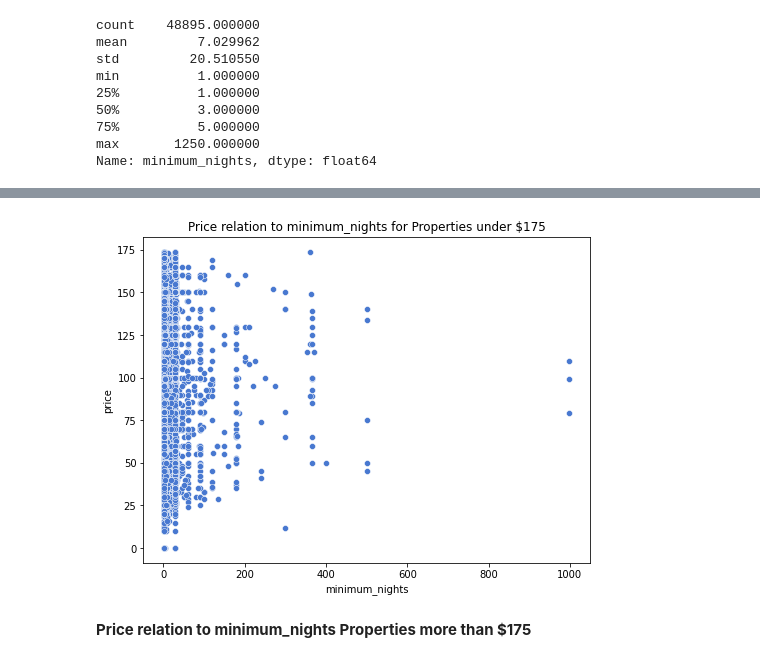
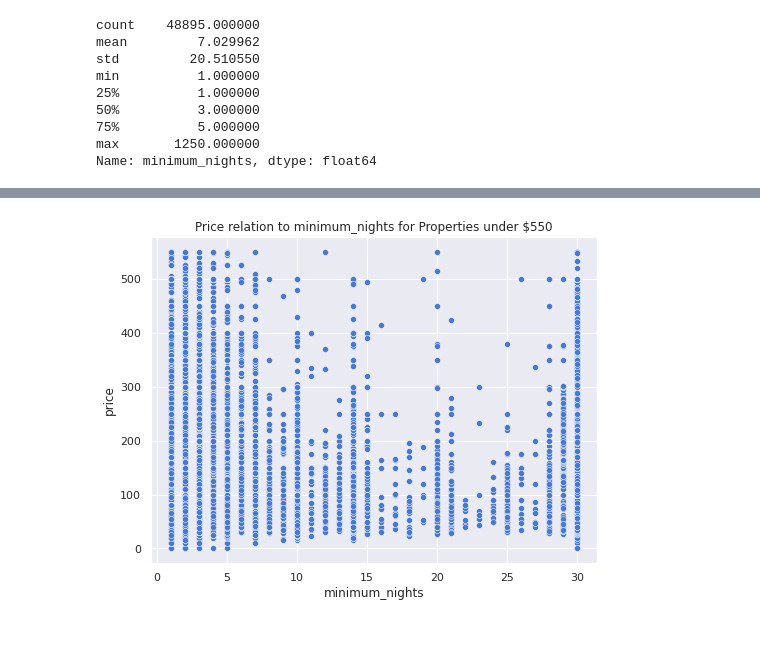
Before and after one commit to pooja251096/airbnb_booking_analysis, a Jupyter notebook: Copy_of_Airbnb_data_analysis_Pooja.ipynb, the cells around one changed output, grey strips where cells are left out. Drawn from its saved outputs; the diff is of its cells as text; code cells hidden in the pictures; blank space fills up the shorter version.

```diff
--- a/Copy_of_Airbnb_data_analysis_Pooja.ipynb
+++ b/Copy_of_Airbnb_data_analysis_Pooja.ipynb
@@ -289,0 +189,3 @@ average price per night is 142.02 $.
+# %%
+sns.set(rc={'figure.figsize':(15,8)})
+sns.histplot(df[df['minimum_nights']<=30].minimum_nights);
@@ -289,0 +194,3 @@ average price per night is 142.02 $.
+# %%
+df['minimum_nights_weekly']=df[(df['minimum_nights']<=15) & (df['price']<=550)]['minimum_nights'].apply(lambda x: 'Short stay' if x<=7 else 'Long Stay' )
+df.pivot_table(index='neighbourhood_group',columns='minimum_nights_weekly',values='price',aggfunc=['median'])
@@ -290,15 +206,13 @@ average price per night is 142.02 $.
 # %%
 sns.set_palette("muted")
 x = 'minimum_nights'
 y = 'price'
 
-title = 'Price relation to minimum_nights for Properties under $175'
-data_filtered = df.loc[df['price'] < 175]
+title = 'Price relation to minimum_nights for Properties under $550'
+data_filtered =df[(df['minimum_nights']<=30) & (df['price'] <= 550)]
 f, ax = plt.subplots(figsize=(8, 6))
 sns.scatterplot(x=x, y=y, data=data_filtered)
 plt.title(title)
 plt.ioff()
 # %% [output]
-[figure, old version]
+[figure, new version]
-# %% [markdown]
-**Price relation to minimum_nights Properties more than $175**
```
Also changed, not shown: parts of 22 cells of this notebook.
